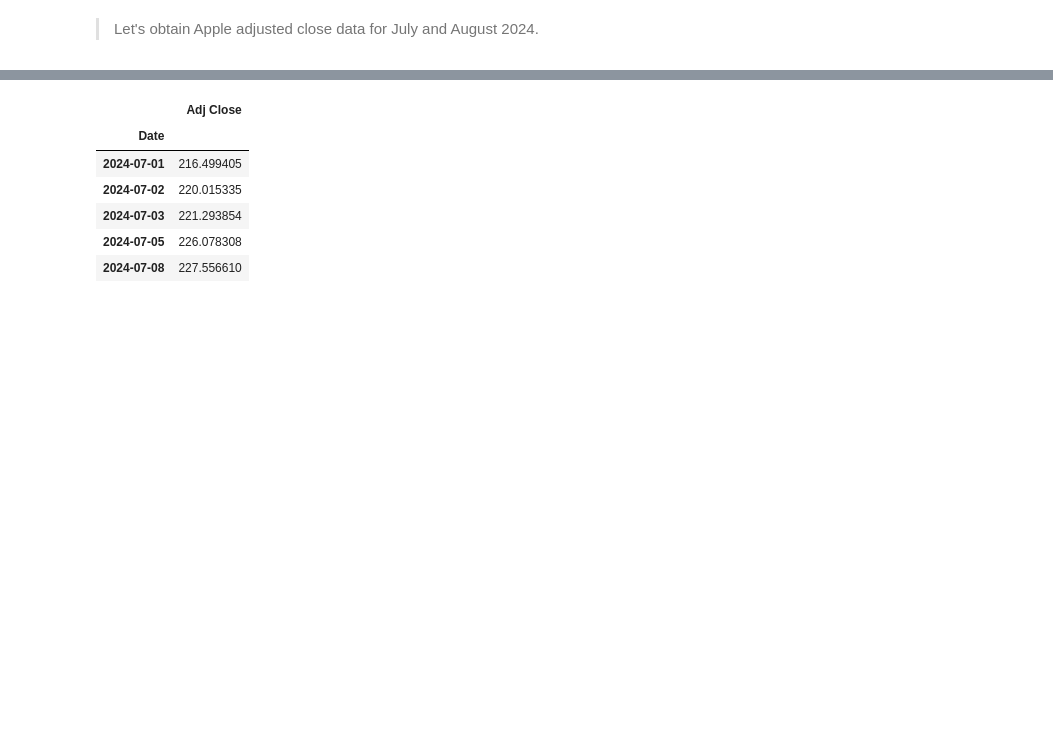
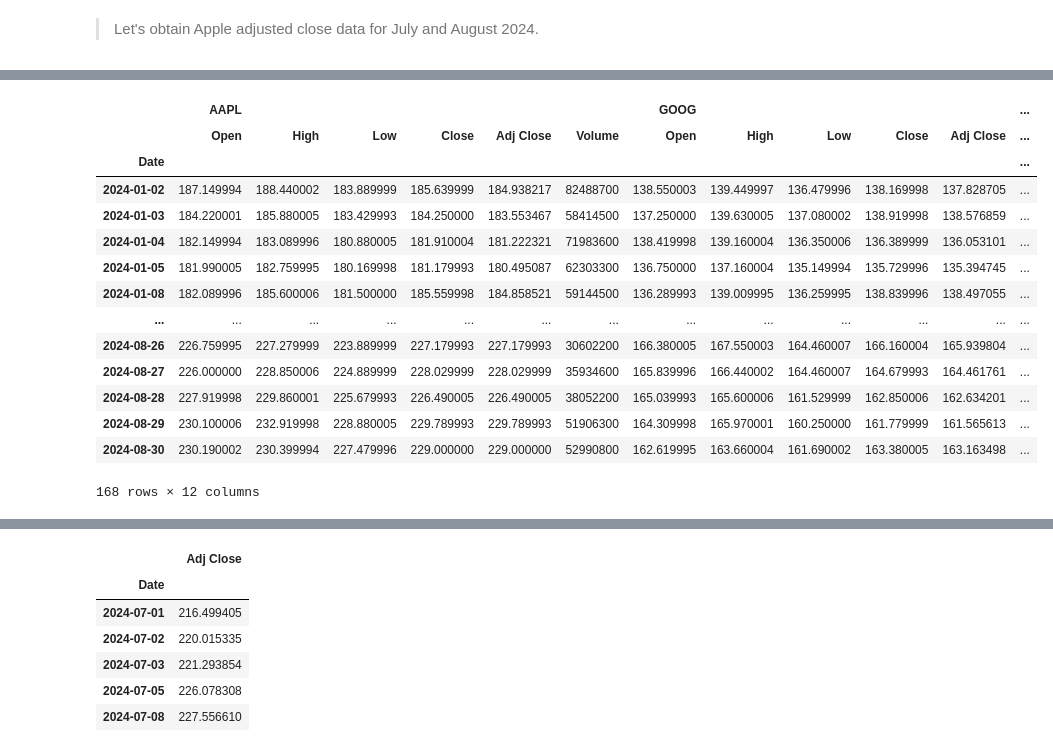
Before and after one commit to changjulian17/qf627, a Jupyter notebook: problem_set_3/QF627_Problem_Set_3.ipynb, the cells around one changed output, grey strips where cells are left out. Cells and saved outputs as stored; diff of their text form; code cells hidden in the pictures; blank space fills up the shorter version.

````diff
--- a/problem_set_3/QF627_Problem_Set_3.ipynb
+++ b/problem_set_3/QF627_Problem_Set_3.ipynb
@@ -31,6 +31,12 @@ warnings.filterwarnings("ignore")
 
 "http://www.talktoroh.com/s/google_2024_stock.csv"
 ```
+# %%
+df_apple =\
+pd.read_csv("http://www.talktoroh.com/s/apple_2024_stock.csv").set_index("Date")
+
+df_google =\
+pd.read_csv("http://www.talktoroh.com/s/google_2024_stock.csv").set_index("Date")
 # %% [markdown]
 ### We will `re-organize` and `re-shape` stock data
 # %% [markdown]
@@ -39,0 +75,24 @@ warnings.filterwarnings("ignore")
+# %%
+# apple_google =\
+(
+    pd.concat([df_apple,
+               df_google],
+              keys=['AAPL', 'GOOG'],
+              axis=1)
+)
+# %% [output]
+|  | AAPL |  |  |  |  |  | GOOG |  |  |  |  | ... |
+|  | Open | High | Low | Close | Adj Close | Volume | Open | High | Low | Close | Adj Close | ... |
+| Date |  |  |  |  |  |  |  |  |  |  |  | ... |
+| 2024-01-02 | 187.149994 | 188.440002 | 183.889999 | 185.639999 | 184.938217 | 82488700 | 138.550003 | 139.449997 | 136.479996 | 138.169998 | 137.828705 | ... |
+| 2024-01-03 | 184.220001 | 185.880005 | 183.429993 | 184.250000 | 183.553467 | 58414500 | 137.250000 | 139.630005 | 137.080002 | 138.919998 | 138.576859 | ... |
+| 2024-01-04 | 182.149994 | 183.089996 | 180.880005 | 181.910004 | 181.222321 | 71983600 | 138.419998 | 139.160004 | 136.350006 | 136.389999 | 136.053101 | ... |
+| 2024-01-05 | 181.990005 | 182.759995 | 180.169998 | 181.179993 | 180.495087 | 62303300 | 136.750000 | 137.160004 | 135.149994 | 135.729996 | 135.394745 | ... |
+| 2024-01-08 | 182.089996 | 185.600006 | 181.500000 | 185.559998 | 184.858521 | 59144500 | 136.289993 | 139.009995 | 136.259995 | 138.839996 | 138.497055 | ... |
+| ... | ... | ... | ... | ... | ... | ... | ... | ... | ... | ... | ... | ... |
+| 2024-08-26 | 226.759995 | 227.279999 | 223.889999 | 227.179993 | 227.179993 | 30602200 | 166.380005 | 167.550003 | 164.460007 | 166.160004 | 165.939804 | ... |
+| 2024-08-27 | 226.000000 | 228.850006 | 224.889999 | 228.029999 | 228.029999 | 35934600 | 165.839996 | 166.440002 | 164.460007 | 164.679993 | 164.461761 | ... |
+| 2024-08-28 | 227.919998 | 229.860001 | 225.679993 | 226.490005 | 226.490005 | 38052200 | 165.039993 | 165.600006 | 161.529999 | 162.850006 | 162.634201 | ... |
+| 2024-08-29 | 230.100006 | 232.919998 | 228.880005 | 229.789993 | 229.789993 | 51906300 | 164.309998 | 165.970001 | 160.250000 | 161.779999 | 161.565613 | ... |
+| 2024-08-30 | 230.190002 | 230.399994 | 227.479996 | 229.000000 | 229.000000 | 52990800 | 162.619995 | 163.660004 | 161.690002 | 163.380005 | 163.163498 | ... |
+168 rows × 12 columns
````
Also changed, not shown: parts of 63 cells of this notebook.
